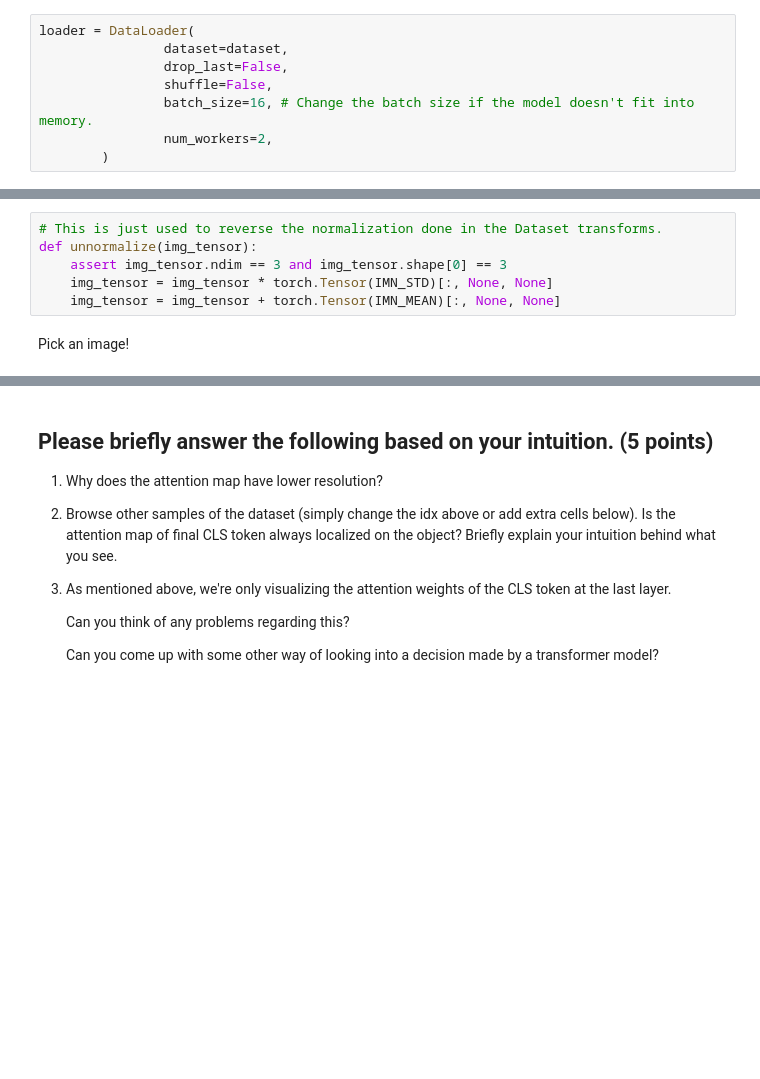
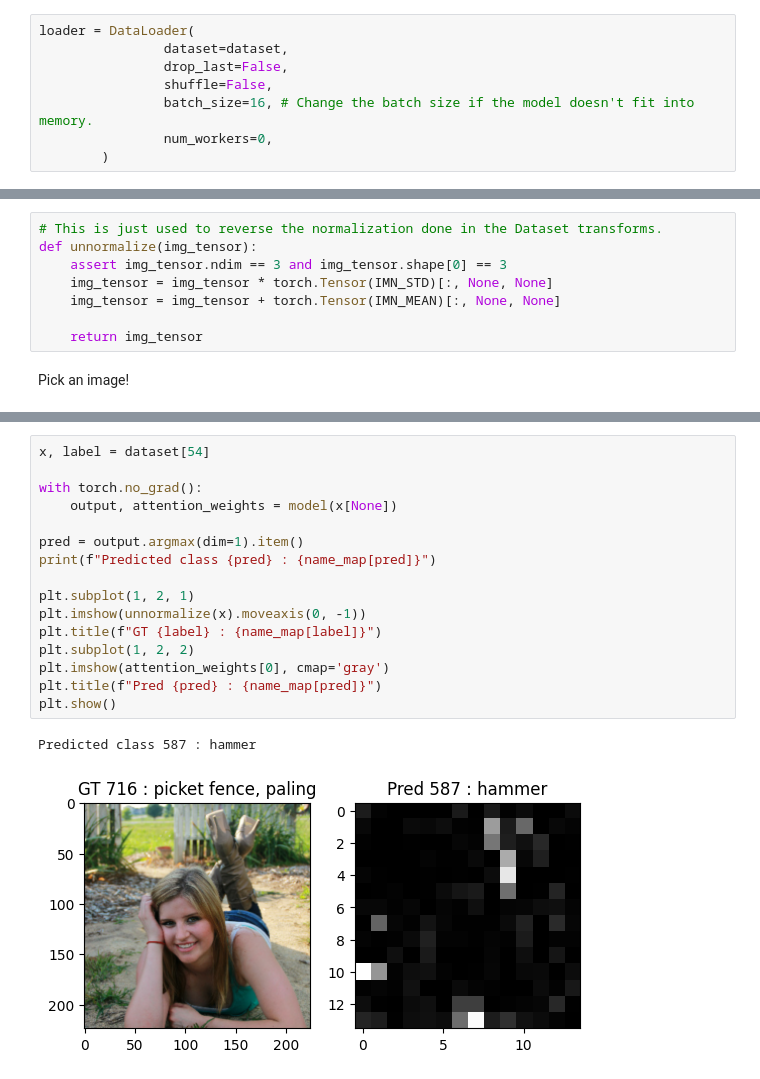
Before and after one commit to nimadindar/HLCV, a Jupyter notebook: assignment4/exercise-4.ipynb, the cells around one changed output, grey strips where cells are left out. Cells and saved outputs as stored; diff of their text form; blank space fills up the shorter version.

```diff
--- a/assignment4/exercise-4.ipynb
+++ b/assignment4/exercise-4.ipynb
@@ -108,7 +133,7 @@ loader = DataLoader(
                 drop_last=False,
                 shuffle=False,
                 batch_size=16, # Change the batch size if the model doesn't fit into memory.
-                num_workers=2,
+                num_workers=0,
         )
 # %%
 num_correct = 0
@@ -135,6 +162,8 @@ def unnormalize(img_tensor):
     assert img_tensor.ndim == 3 and img_tensor.shape[0] == 3
     img_tensor = img_tensor * torch.Tensor(IMN_STD)[:, None, None]
     img_tensor = img_tensor + torch.Tensor(IMN_MEAN)[:, None, None]
+
+    return img_tensor
 # %% [markdown]
 Pick an image!
 # %%
@@ -158,9 +193,19 @@ plt.show()
-# %% [markdown]
-## Please briefly answer the following based on your intuition. (5 points)
-1. Why does the attention map have lower resolution?
-2. Browse other samples of the dataset (simply change the idx above or add extra cells below). Is the attention map of final CLS token always localized on the object? Briefly explain your intuition behind what you see.
-3. As mentioned above, we're only visualizing the attention weights of the CLS token at the last layer.
-
-   Can you think of any problems regarding this?
-
-   Can you come up with some other way of looking into a decision made by a transformer model?
+# %%
+x, label = dataset[54]
+
+with torch.no_grad():
+    output, attention_weights = model(x[None])
+
+pred = output.argmax(dim=1).item()
+print(f"Predicted class {pred} : {name_map[pred]}")
+
+plt.subplot(1, 2, 1)
+plt.imshow(unnormalize(x).moveaxis(0, -1))
+plt.title(f"GT {label} : {name_map[label]}")
+plt.subplot(1, 2, 2)
+plt.imshow(attention_weights[0], cmap='gray')
+plt.title(f"Pred {pred} : {name_map[pred]}")
+plt.show()
+# %% [output]
+Predicted class 587 : hammer
+[figure, added]
```
Also changed, not shown: parts of 11 cells of this notebook, 2 other files.
